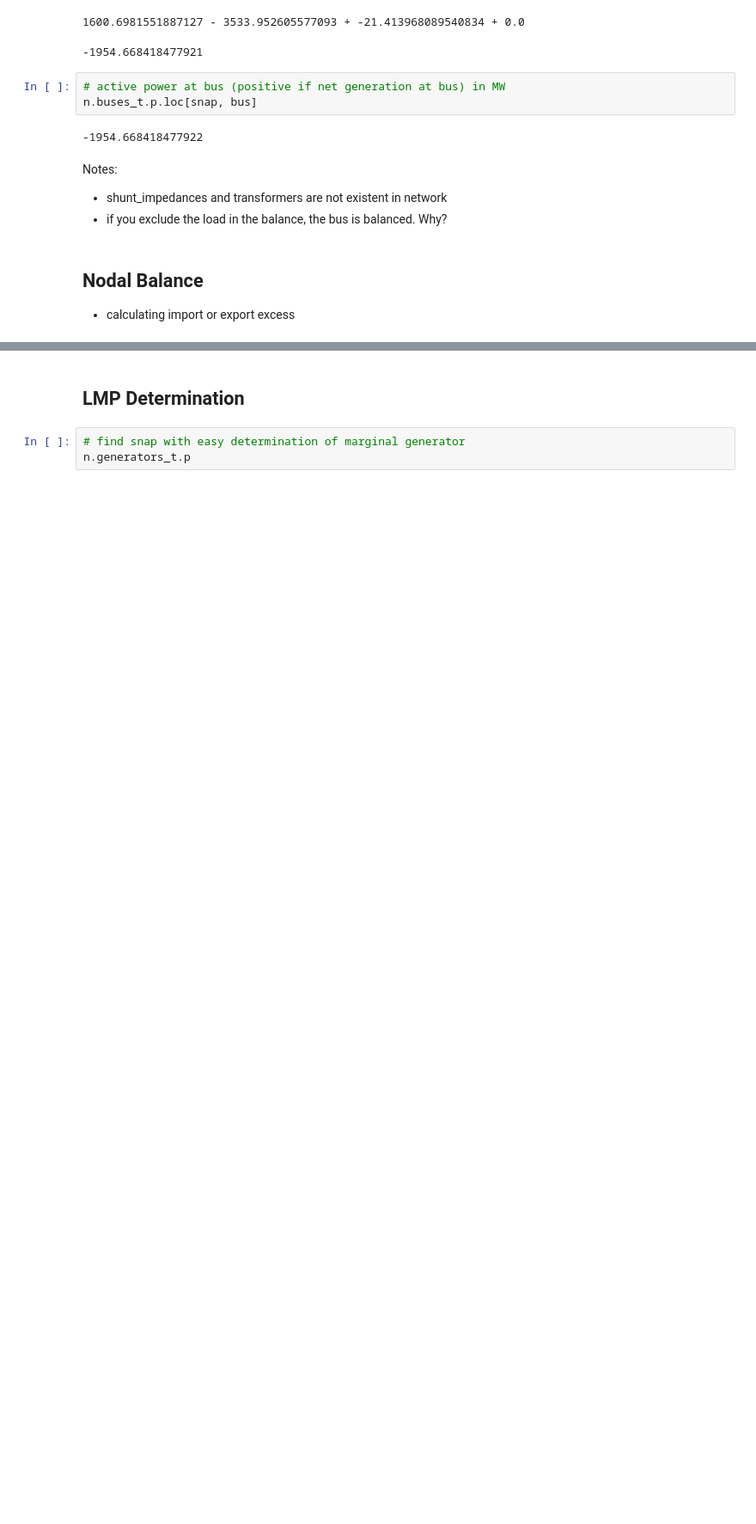
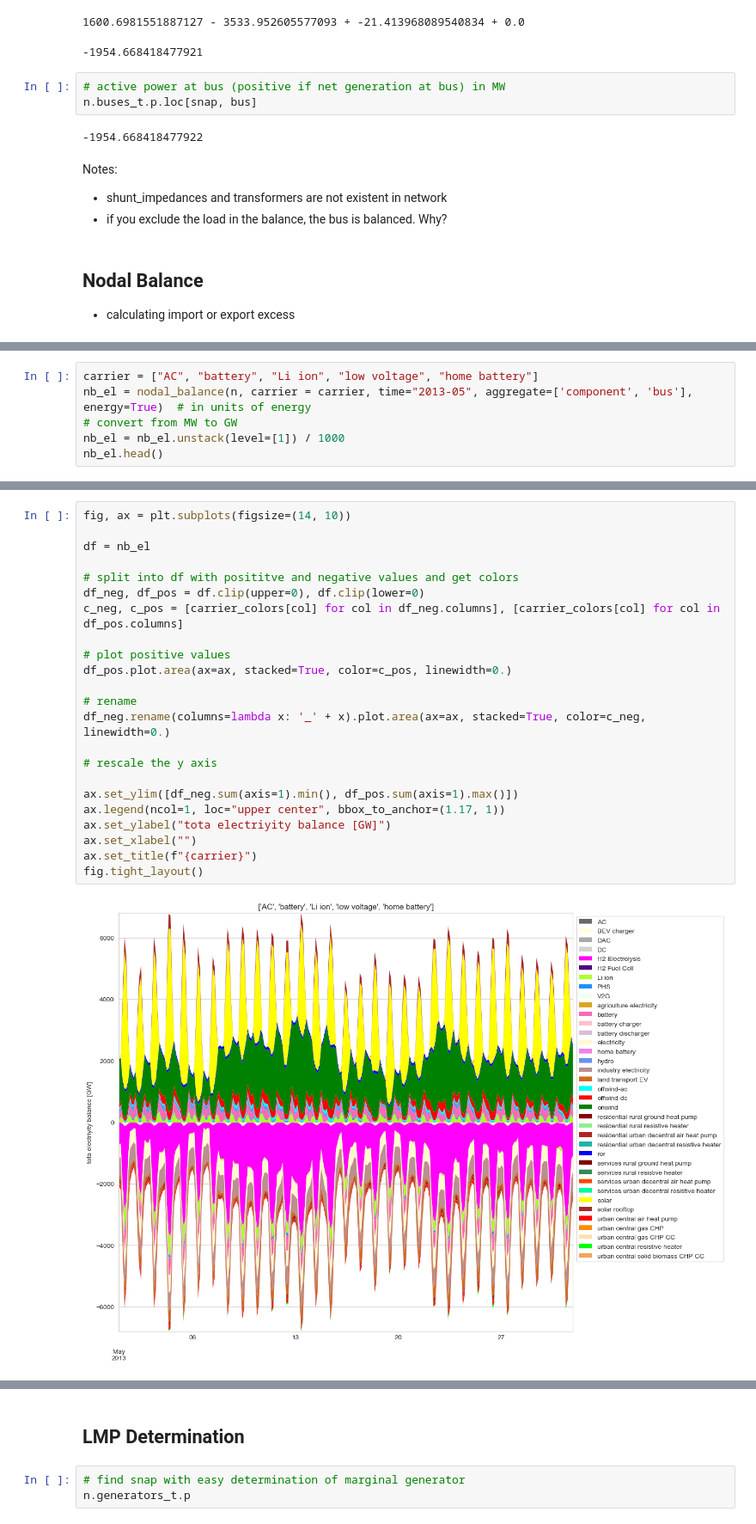
Before and after one commit to JulianGeis/master_thesis, a Jupyter notebook: notebooks/power_balance.ipynb, the cells around one changed output, grey strips where cells are left out. Shown at 86% size. Cells and saved outputs as stored; diff of their text form; blank space fills up the shorter version.

```diff
--- a/notebooks/power_balance.ipynb
+++ b/notebooks/power_balance.ipynb
@@ -168,0 +302,6 @@ Notes:
+# %%
+carrier = ["AC", "battery", "Li ion", "low voltage", "home battery"]
+nb_el = nodal_balance(n, carrier = carrier, time="2013-05", aggregate=['component', 'bus'], energy=True)  # in units of energy
+# convert from MW to GW
+nb_el = nb_el.unstack(level=[1]) / 1000
+nb_el.head()
@@ -168,0 +317,25 @@ Notes:
+# %%
+fig, ax = plt.subplots(figsize=(14, 10))
+
+df = nb_el
+
+# split into df with posititve and negative values and get colors
+df_neg, df_pos = df.clip(upper=0), df.clip(lower=0)
+c_neg, c_pos = [carrier_colors[col] for col in df_neg.columns], [carrier_colors[col] for col in df_pos.columns]
+
+# plot positive values
+df_pos.plot.area(ax=ax, stacked=True, color=c_pos, linewidth=0.)
+
+# rename
+df_neg.rename(columns=lambda x: '_' + x).plot.area(ax=ax, stacked=True, color=c_neg, linewidth=0.)
+
+# rescale the y axis
+
+ax.set_ylim([df_neg.sum(axis=1).min(), df_pos.sum(axis=1).max()])
+ax.legend(ncol=1, loc="upper center", bbox_to_anchor=(1.17, 1))
+ax.set_ylabel("tota electriyity balance [GW]")
+ax.set_xlabel("")
+ax.set_title(f"{carrier}")
+fig.tight_layout()
+# %% [output]
+[figure, added]
```
Also changed, not shown: parts of 27 cells of this notebook, 5 other files.
